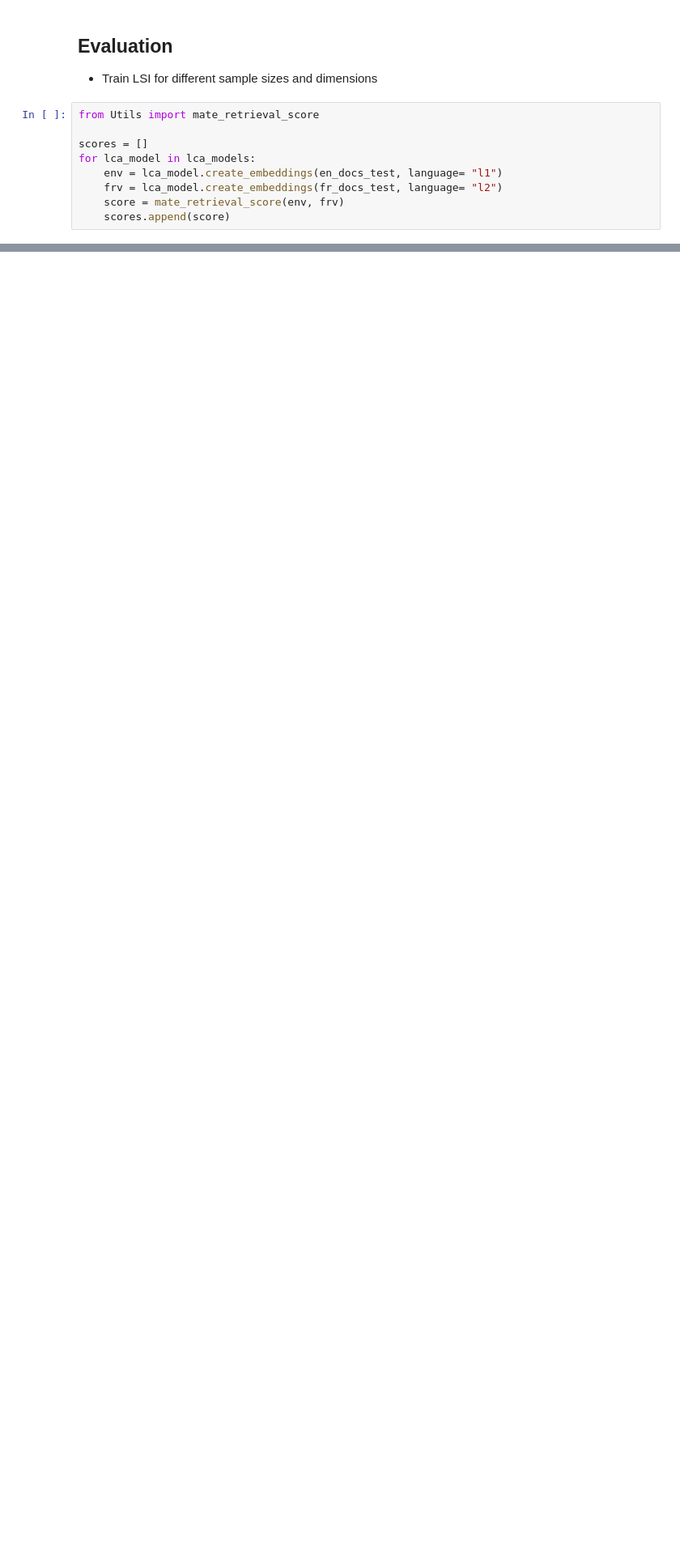
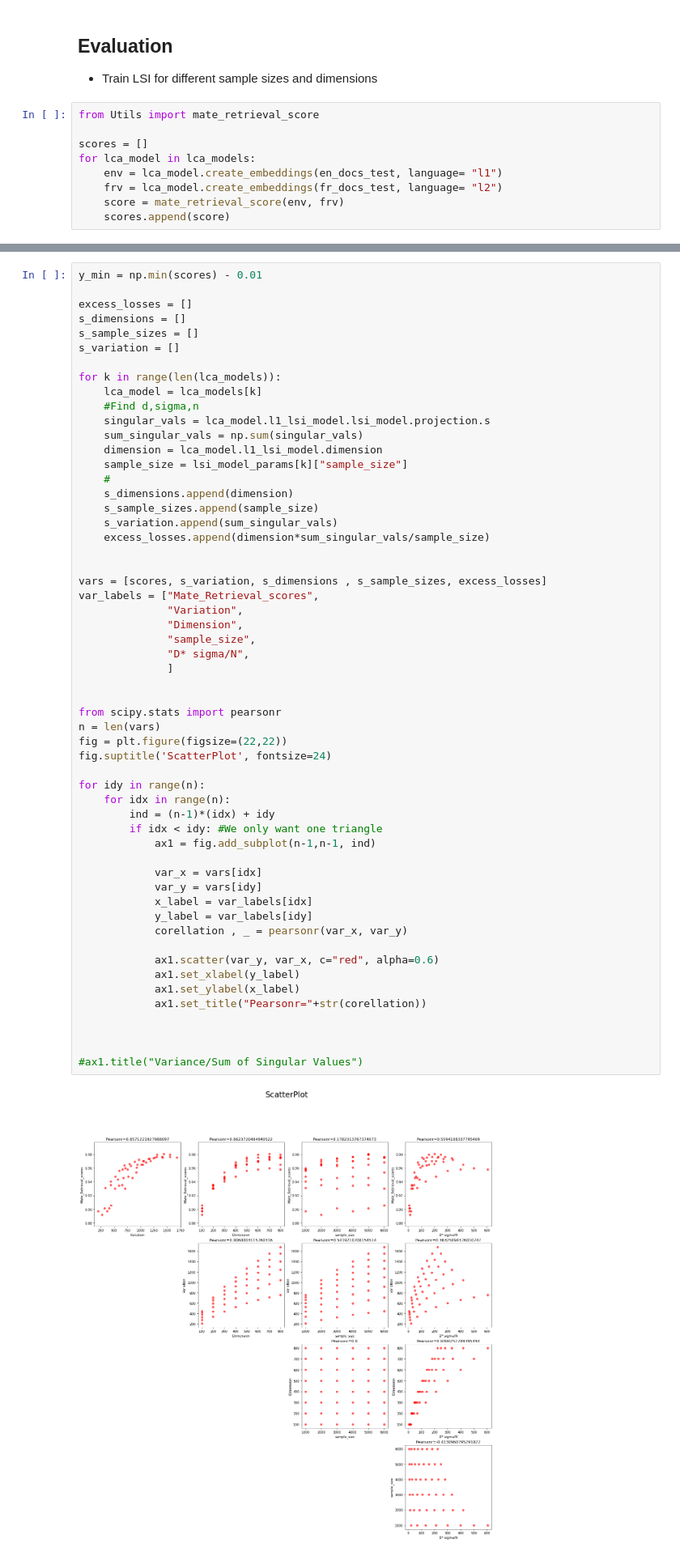
Before and after one commit to marc-lenz/thesis_code, a Jupyter notebook: Training and Experiments.ipynb, the cells around one changed output, grey strips where cells are left out. Shown: that part at 81% size. Drawn from its saved outputs; the diff is of its cells as text; blank space fills up the shorter version.

```diff
--- a/Training and Experiments.ipynb
+++ b/Training and Experiments.ipynb
@@ -162,0 +154,58 @@ plt.show()
+# %%
+y_min = np.min(scores) - 0.01
+
+excess_losses = []
+s_dimensions = []
+s_sample_sizes = []
+s_variation = []
+
+for k in range(len(lca_models)):
+    lca_model = lca_models[k]
+    #Find d,sigma,n
+    singular_vals = lca_model.l1_lsi_model.lsi_model.projection.s
+    sum_singular_vals = np.sum(singular_vals)
+    dimension = lca_model.l1_lsi_model.dimension
+    sample_size = lsi_model_params[k]["sample_size"]
+    #
+    s_dimensions.append(dimension)
+    s_sample_sizes.append(sample_size)
+    s_variation.append(sum_singular_vals)
+    excess_losses.append(dimension*sum_singular_vals/sample_size)
+
+
+vars = [scores, s_variation, s_dimensions , s_sample_sizes, excess_losses]
+var_labels = ["Mate_Retrieval_scores",
+              "Variation",
+              "Dimension",
+              "sample_size",
+              "D* sigma/N",
+              ]
+
+
+from scipy.stats import pearsonr
+n = len(vars)
+fig = plt.figure(figsize=(22,22))
+fig.suptitle('ScatterPlot', fontsize=24)
+
+for idy in range(n):
+    for idx in range(n):
+        ind = (n-1)*(idx) + idy
+        if idx < idy: #We only want one triangle
+            ax1 = fig.add_subplot(n-1,n-1, ind)
+
+            var_x = vars[idx]
+            var_y = vars[idy]
+            x_label = var_labels[idx]
+            y_label = var_labels[idy]
+            corellation , _ = pearsonr(var_x, var_y)
+
+            ax1.scatter(var_y, var_x, c="red", alpha=0.6)
+            ax1.set_xlabel(y_label)
+            ax1.set_ylabel(x_label)
+            ax1.set_title("Pearsonr="+str(corellation))
+
+
+
+#ax1.title("Variance/Sum of Singular Values")
+# %% [output]
+[figure, added]
```
Also changed, not shown: parts of 11 cells of this notebook.
